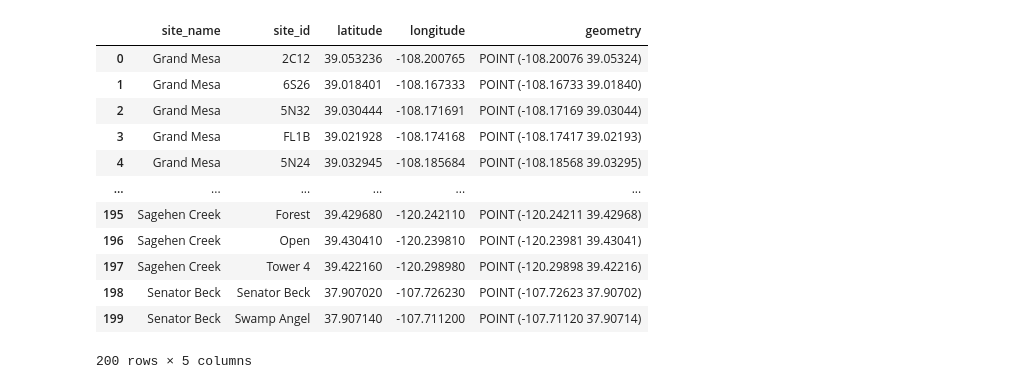
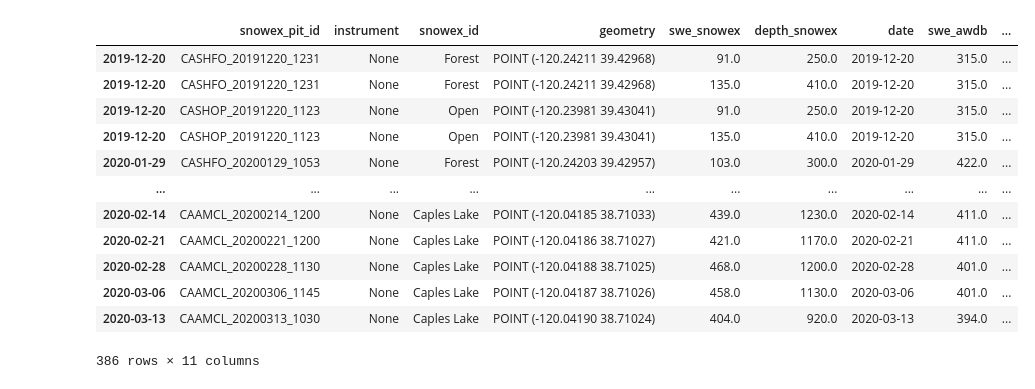
Before and after one commit to snowex-hackweek/space-station, a Jupyter notebook: contributors/rpalomaki/sandbox.ipynb, the cells around one changed output. Cells and saved outputs as stored; diff of their text form; code cells hidden in the pictures.

```diff
--- a/contributors/rpalomaki/sandbox.ipynb
+++ b/contributors/rpalomaki/sandbox.ipynb
@@ -7,25 +7,24 @@ pd.options.mode.chained_assignment = None
 # %%
 import pickle
 with open('one_obj_to_rule_them_all.pkl', 'rb') as p:
     obj = pickle.load(p)
 
 data = obj['data']
 meta_snowex = obj['meta']['snowex']
 meta_awdb = obj['meta']['awdb']
-
-meta_snowex
+data
 # %% [output]
-|  | site_name | site_id | latitude | longitude | geometry |
-| 0 | Grand Mesa | 2C12 | 39.053236 | -108.200765 | POINT (-108.20076 39.05324) |
-| 1 | Grand Mesa | 6S26 | 39.018401 | -108.167333 | POINT (-108.16733 39.01840) |
-| 2 | Grand Mesa | 5N32 | 39.030444 | -108.171691 | POINT (-108.17169 39.03044) |
-| 3 | Grand Mesa | FL1B | 39.021928 | -108.174168 | POINT (-108.17417 39.02193) |
-| 4 | Grand Mesa | 5N24 | 39.032945 | -108.185684 | POINT (-108.18568 39.03295) |
-| ... | ... | ... | ... | ... | ... |
-| 195 | Sagehen Creek | Forest | 39.429680 | -120.242110 | POINT (-120.24211 39.42968) |
-| 196 | Sagehen Creek | Open | 39.430410 | -120.239810 | POINT (-120.23981 39.43041) |
-| 197 | Sagehen Creek | Tower 4 | 39.422160 | -120.298980 | POINT (-120.29898 39.42216) |
-| 198 | Senator Beck | Senator Beck | 37.907020 | -107.726230 | POINT (-107.72623 37.90702) |
-| 199 | Senator Beck | Swamp Angel | 37.907140 | -107.711200 | POINT (-107.71120 37.90714) |
+|  | snowex_pit_id | instrument | snowex_id | geometry | swe_snowex | depth_snowex | date | swe_awdb | ... |
+| 2019-12-20 | CASHFO_20191220_1231 | None | Forest | POINT (-120.24211 39.42968) | 91.0 | 250.0 | 2019-12-20 | 315.0 | ... |
+| 2019-12-20 | CASHFO_20191220_1231 | None | Forest | POINT (-120.24211 39.42968) | 135.0 | 410.0 | 2019-12-20 | 315.0 | ... |
+| 2019-12-20 | CASHOP_20191220_1123 | None | Open | POINT (-120.23981 39.43041) | 91.0 | 250.0 | 2019-12-20 | 315.0 | ... |
+| 2019-12-20 | CASHOP_20191220_1123 | None | Open | POINT (-120.23981 39.43041) | 135.0 | 410.0 | 2019-12-20 | 315.0 | ... |
+| 2020-01-29 | CASHFO_20200129_1053 | None | Forest | POINT (-120.24203 39.42957) | 103.0 | 300.0 | 2020-01-29 | 422.0 | ... |
+| ... | ... | ... | ... | ... | ... | ... | ... | ... | ... |
+| 2020-02-14 | CAAMCL_20200214_1200 | None | Caples Lake | POINT (-120.04185 38.71033) | 439.0 | 1230.0 | 2020-02-14 | 411.0 | ... |
+| 2020-02-21 | CAAMCL_20200221_1200 | None | Caples Lake | POINT (-120.04186 38.71027) | 421.0 | 1170.0 | 2020-02-21 | 411.0 | ... |
+| 2020-02-28 | CAAMCL_20200228_1130 | None | Caples Lake | POINT (-120.04188 38.71025) | 468.0 | 1200.0 | 2020-02-28 | 401.0 | ... |
+| 2020-03-06 | CAAMCL_20200306_1145 | None | Caples Lake | POINT (-120.04187 38.71026) | 458.0 | 1130.0 | 2020-03-06 | 401.0 | ... |
+| 2020-03-13 | CAAMCL_20200313_1030 | None | Caples Lake | POINT (-120.04190 38.71024) | 404.0 | 920.0 | 2020-03-13 | 394.0 | ... |
-200 rows × 5 columns
+386 rows × 11 columns
 # %%
```
Also changed, not shown: parts of 3 cells of this notebook.
